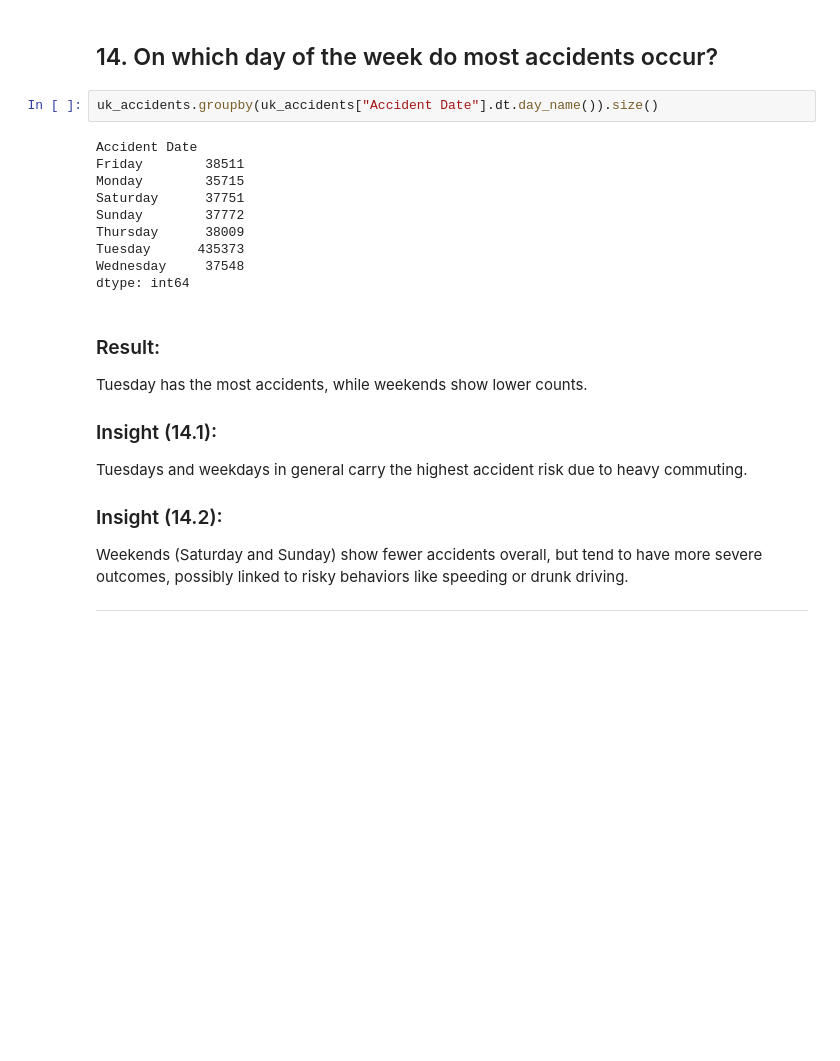
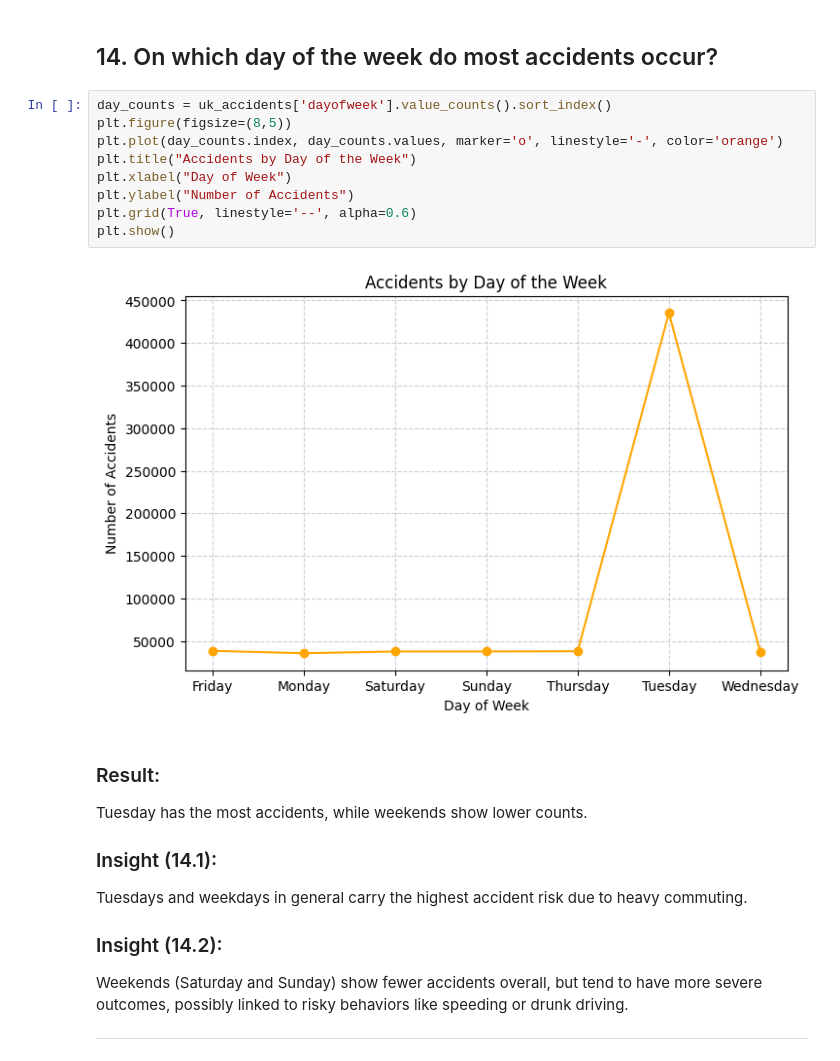
Before and after one commit to Kienny043/ELEC303-DataAnalytics, a Jupyter notebook: Activity2.ipynb, the cells around one changed output. Saved outputs shown, nothing was run; the diff lists cells and outputs as text; blank space fills up the shorter version.

```diff
--- a/Activity2.ipynb
+++ b/Activity2.ipynb
@@ -510,17 +443,16 @@ Dec: 22,536
 # %% [markdown]
 <h2>14. On which day of the week do most accidents occur?</h2>
 # %%
-uk_accidents.groupby(uk_accidents["Accident Date"].dt.day_name()).size()
+day_counts = uk_accidents['dayofweek'].value_counts().sort_index()
+plt.figure(figsize=(8,5))
+plt.plot(day_counts.index, day_counts.values, marker='o', linestyle='-', color='orange')
+plt.title("Accidents by Day of the Week")
+plt.xlabel("Day of Week")
+plt.ylabel("Number of Accidents")
+plt.grid(True, linestyle='--', alpha=0.6)
+plt.show()
 # %% [output]
-Accident Date
-Friday        38511
-Monday        35715
-Saturday      37751
-Sunday        37772
-Thursday      38009
-Tuesday      435373
-Wednesday     37548
-dtype: int64
+[figure, added]
 # %% [markdown]
 <h3>Result:</h3> Tuesday has the most accidents, while weekends show lower counts.
 <h3>Insight (14.1):</h3> Tuesdays and weekdays in general carry the highest accident risk due to heavy commuting.
```
Also changed, not shown: parts of 24 cells of this notebook.
